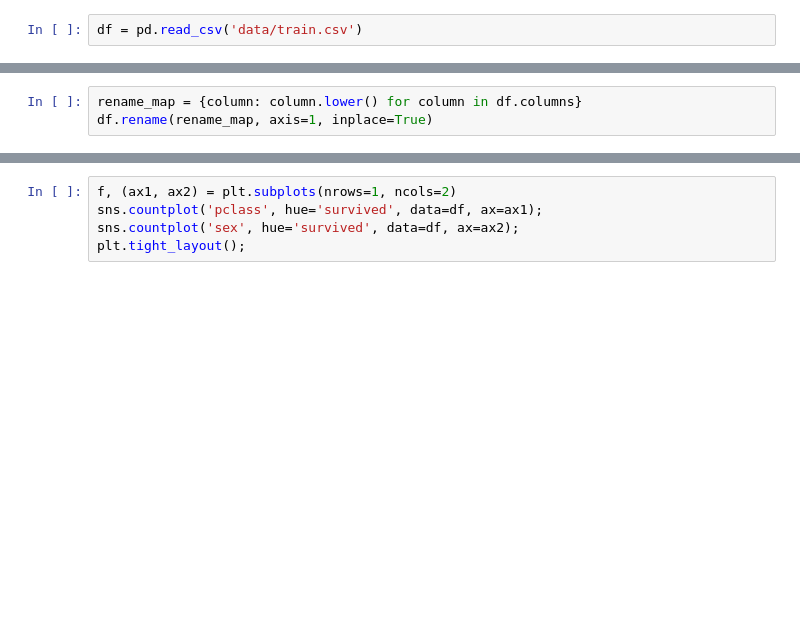
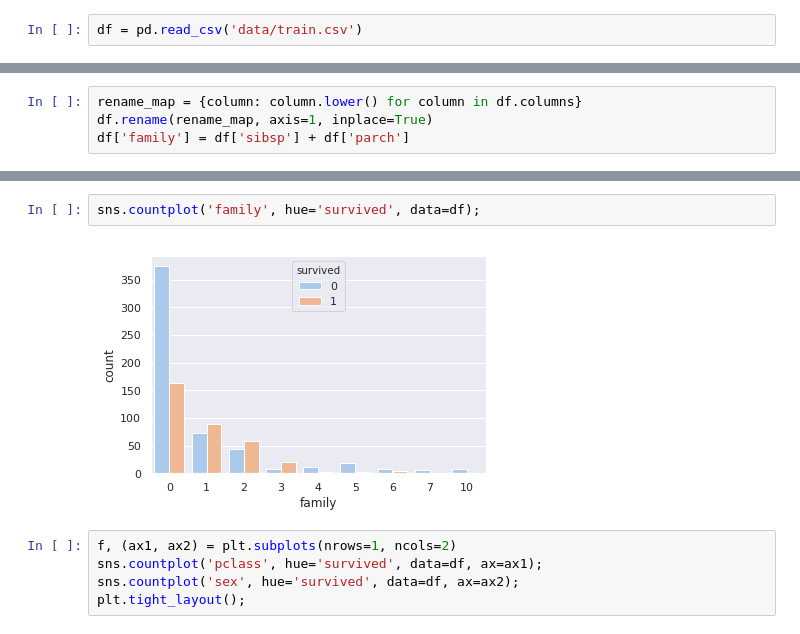
Before and after one commit to sdlm/titanic, a Jupyter notebook: titanic/kernel_2.ipynb, the cells around one changed output, grey strips where cells are left out. Drawn from its saved outputs; the diff is of its cells as text; blank space fills up the shorter version.

```diff
--- a/titanic/kernel_2.ipynb
+++ b/titanic/kernel_2.ipynb
@@ -17,3 +17,4 @@ df.head()
 # %%
 rename_map = {column: column.lower() for column in df.columns}
 df.rename(rename_map, axis=1, inplace=True)
+df['family'] = df['sibsp'] + df['parch']
@@ -22,3 +25,7 @@ df.rename(rename_map, axis=1, inplace=True)
+# %%
+sns.countplot('family', hue='survived', data=df);
+# %% [output]
+[figure, added]
 # %%
 f, (ax1, ax2) = plt.subplots(nrows=1, ncols=2)
 sns.countplot('pclass', hue='survived', data=df, ax=ax1);
```
Also changed, not shown: parts of 8 cells of this notebook.
